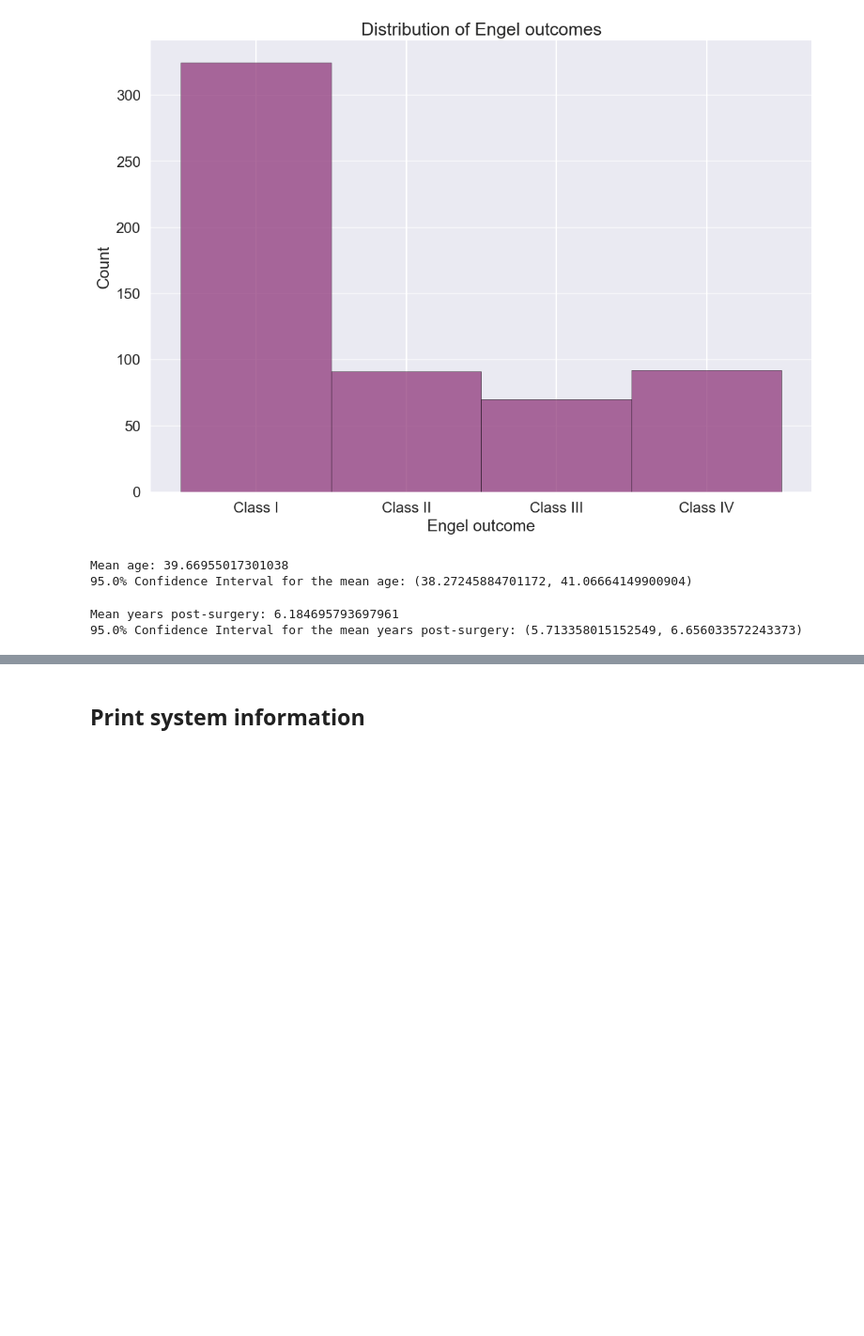
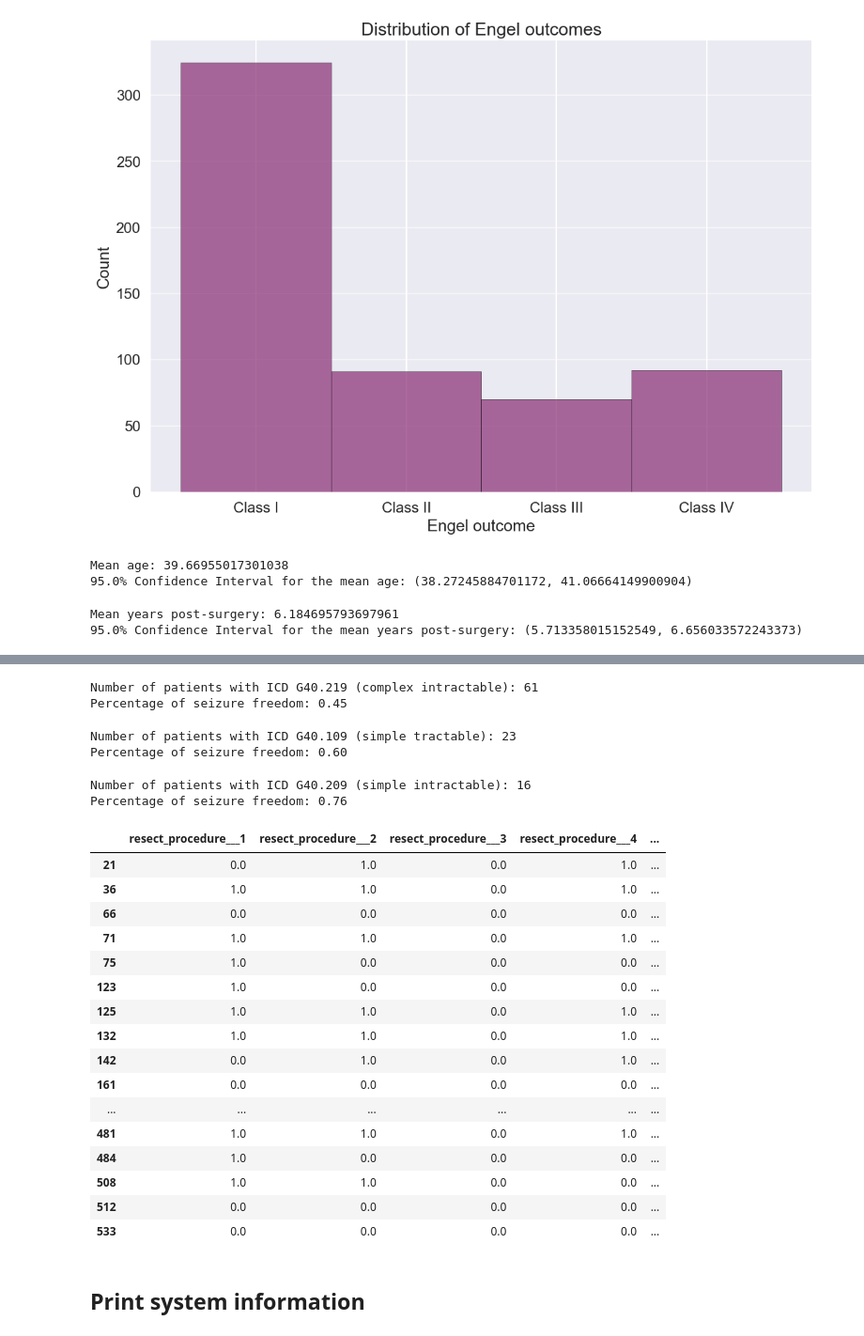
Before and after one commit to AmauryPelzer/Engel-outcome-prediction, a Jupyter notebook: notebooks/1. exploratory/exploratory.ipynb, the cells around one changed output, grey strips where cells are left out. Shown: that part at 94% size. Cells and saved outputs as stored; diff of their text form; code cells hidden in the pictures; blank space fills up the shorter version.

Commit message:
Added description table calculations

```diff
--- a/notebooks/1. exploratory/exploratory.ipynb
+++ b/notebooks/1. exploratory/exploratory.ipynb
@@ -633,3 +759,49 @@ Mean years post-surgery: 6.184695793697961
+# %%
+print("Number of patients with ICD G40.219 (complex intractable): " +
+      str(wide_df[wide_df["epi_icd"]=="G40.219"]["surg_engel"].sum()) +
+      "\nPercentage of seizure freedom: " +
+      str(wide_df[wide_df["epi_icd"]=="G40.219"]["surg_engel"].sum()/len(wide_df[wide_df["epi_icd"]=="G40.219"].index))[:4])
+# %% [output]
+Number of patients with ICD G40.219 (complex intractable): 61
+Percentage of seizure freedom: 0.45
+# %%
+print("Number of patients with ICD G40.109 (simple tractable): " +
+      str(wide_df[wide_df["epi_icd"]=="G40.109"]["surg_engel"].sum()) +
+      "\nPercentage of seizure freedom: " +
+      str(wide_df[wide_df["epi_icd"]=="G40.109"]["surg_engel"].sum()/len(wide_df[wide_df["epi_icd"]=="G40.109"].index))[:4])
+# %% [output]
+Number of patients with ICD G40.109 (simple tractable): 23
+Percentage of seizure freedom: 0.60
+# %%
+print("Number of patients with ICD G40.209 (simple intractable): " +
+      str(wide_df[wide_df["epi_icd"]=="G40.209"]["surg_engel"].sum()) +
+      "\nPercentage of seizure freedom: " +
+      str(wide_df[wide_df["epi_icd"]=="G40.209"]["surg_engel"].sum()/len(wide_df[wide_df["epi_icd"]=="G40.209"].index))[:4])
+# %% [output]
+Number of patients with ICD G40.209 (simple intractable): 16
+Percentage of seizure freedom: 0.76
+# %%
+wide_df[wide_df["epi_icd"]=="G40.109"][["resect_procedure___1", "resect_procedure___2", "resect_procedure___3",
+             "resect_procedure___4", "resect_procedure___5", "resect_procedure___6", "resect_procedure___7",
+             "resect_procedure___8", "resect_procedure___9", "resect_procedure___10", "resect_procedure___14", "resect_procedure___15"]]
+# %% [output]
+|  | resect_procedure___1 | resect_procedure___2 | resect_procedure___3 | resect_procedure___4 | ... |
+| 21 | 0.0 | 1.0 | 0.0 | 1.0 | ... |
+| 36 | 1.0 | 1.0 | 0.0 | 1.0 | ... |
+| 66 | 0.0 | 0.0 | 0.0 | 0.0 | ... |
+| 71 | 1.0 | 1.0 | 0.0 | 1.0 | ... |
+| 75 | 1.0 | 0.0 | 0.0 | 0.0 | ... |
+| 123 | 1.0 | 0.0 | 0.0 | 0.0 | ... |
+| 125 | 1.0 | 1.0 | 0.0 | 1.0 | ... |
+| 132 | 1.0 | 1.0 | 0.0 | 1.0 | ... |
+| 142 | 0.0 | 1.0 | 0.0 | 1.0 | ... |
+| 161 | 0.0 | 0.0 | 0.0 | 0.0 | ... |
+| ... | ... | ... | ... | ... | ... |
+| 481 | 1.0 | 1.0 | 0.0 | 1.0 | ... |
+| 484 | 1.0 | 0.0 | 0.0 | 0.0 | ... |
+| 508 | 1.0 | 1.0 | 0.0 | 0.0 | ... |
+| 512 | 0.0 | 0.0 | 0.0 | 0.0 | ... |
+| 533 | 0.0 | 0.0 | 0.0 | 0.0 | ... |
 # %% [markdown]
 ## Print system information
 # %%
```
Also changed, not shown: parts of 11 cells of this notebook.
